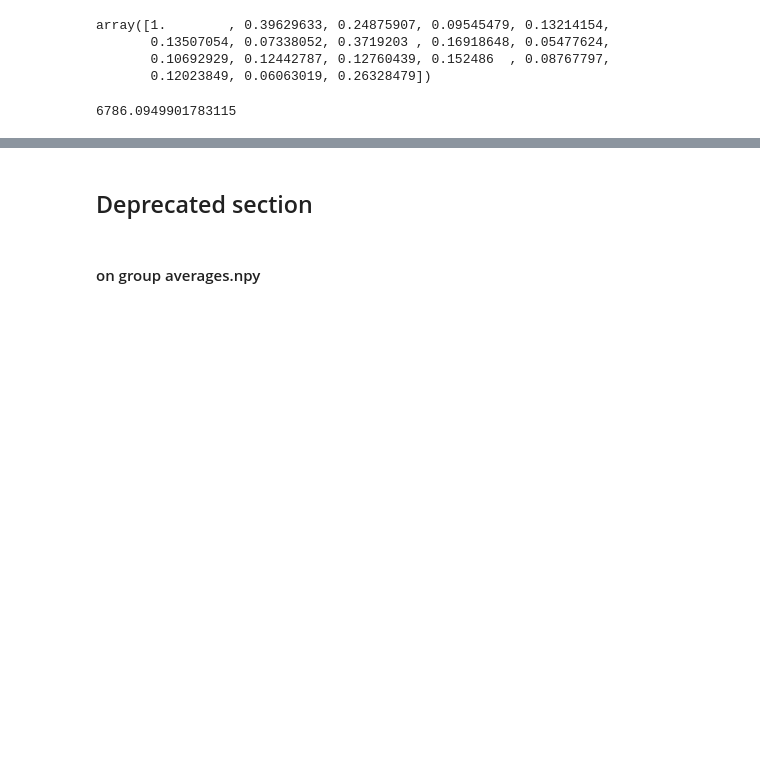
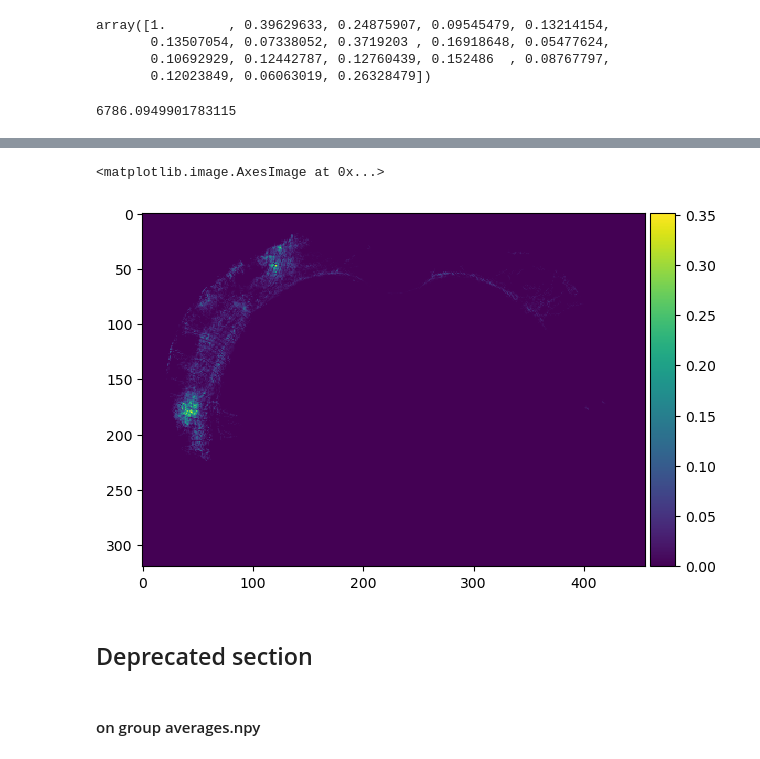
Before and after one commit to YANQI-LIU/Image_Registration, a Jupyter notebook: region_specific.ipynb, the cells around one changed output, grey strips where cells are left out. Saved outputs shown, nothing was run; the diff lists cells and outputs as text; code cells hidden in the pictures; blank space fills up the shorter version.

Commit message:
update- section for figure 4- consecutive sections

```diff
--- a/region_specific.ipynb
+++ b/region_specific.ipynb
@@ -662,0 +681,35 @@ axons_flat_masked.sum()
+# %%
+# loop sections
+regions=['s1', 's2']
+mouse_lines=['ras','scn','tlx','sim','rbp','nts']
+# %%
+bregma= na.bregma[2]
+# bregma is section 215 in a coronal stack
+# %%
+outdir= r'D:\viral_results\consecutive_coronal'
+
+
+for i in regions:
+    for j in tqdm(mouse_lines):
+        file_path= f'D:\\viral_results\\{i}_average\\{j}_average.npy'
+
+        axons=np.load(file_path)
+        axons[0,0,0]=0
+        axons[1,0,0]=0
+        # restore these values back to 0
+
+        coronal= axons.swapaxes(0,1)
+        # reshape axons into coronal sections
+
+        for k in range(-3,8):
+            #take -3 mm to 8 mm in 1 mm interval points with 5 sections (125 um) around this point, in terms of stereotaxic cordinate where bregma= 0
+
+            midpoint= int( bregma + k/0.025)
+            # convert this stereotaxic point back
+
+            this_plane=coronal[midpoint-2 : midpoint+3,:,:].sum(0)
+            # keep 2 slices before and 2 slices after the midpoint, which is 5 slices in total= 125um thickness
+
+            out_name= f'{outdir}\\{i}_{j}_avg_AP{k}'
+
+            io.imsave(out_name+ '_sum.tif',this_plane,check_contrast=False)
@@ -663,3 +736,8 @@ axons_flat_masked.sum()
+# %%
+io.imshow(this_plane)
+# %% [output]
+<matplotlib.image.AxesImage at 0x...>
+[figure, added]
 # %% [markdown]
 ## Deprecated section
 # %% [markdown]
```
Also changed, not shown: parts of 4 cells of this notebook.
